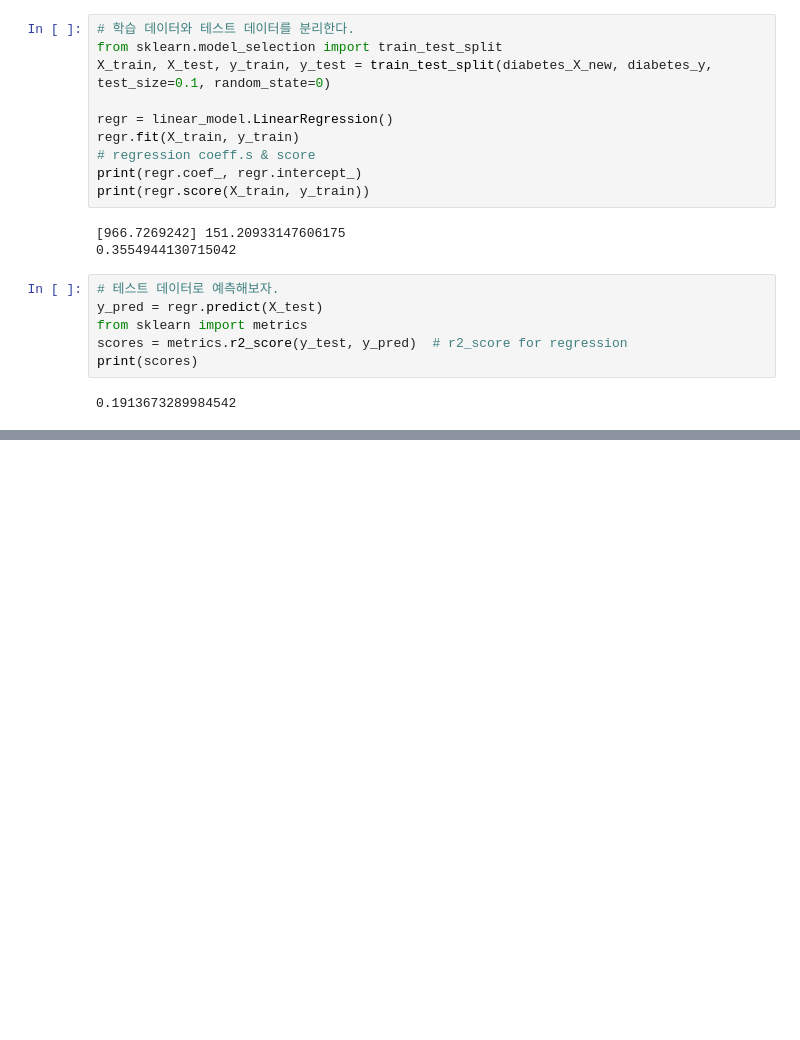
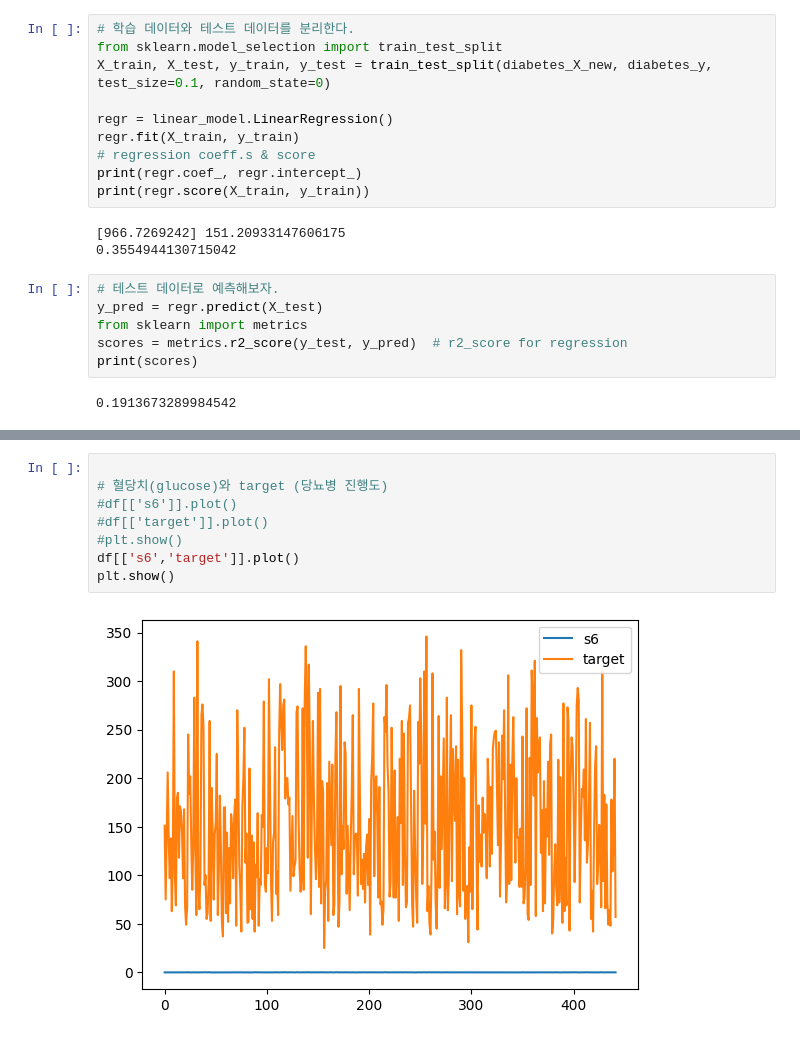
Before and after one commit to jaejun22/dl05, a Jupyter notebook: notebook/ch04_LR.ipynb, the cells around one changed output, grey strips where cells are left out. Cells and saved outputs as stored; diff of their text form; blank space fills up the shorter version.

```diff
--- a/notebook/ch04_LR.ipynb
+++ b/notebook/ch04_LR.ipynb
@@ -348,0 +373,10 @@ plt.show()
+# %%
+
+# 혈당치(glucose)와 target (당뇨병 진행도)
+#df[['s6']].plot()
+#df[['target']].plot()
+#plt.show()
+df[['s6','target']].plot()
+plt.show()
+# %% [output]
+[figure, added]
```
Also changed, not shown: parts of 28 cells of this notebook.
